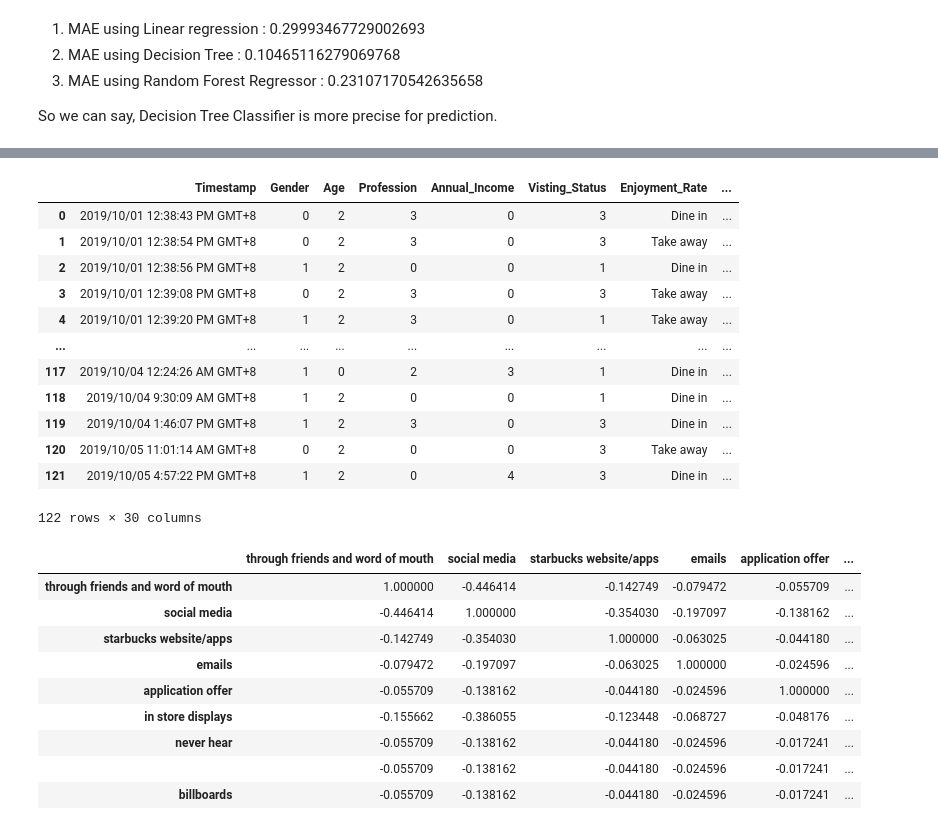
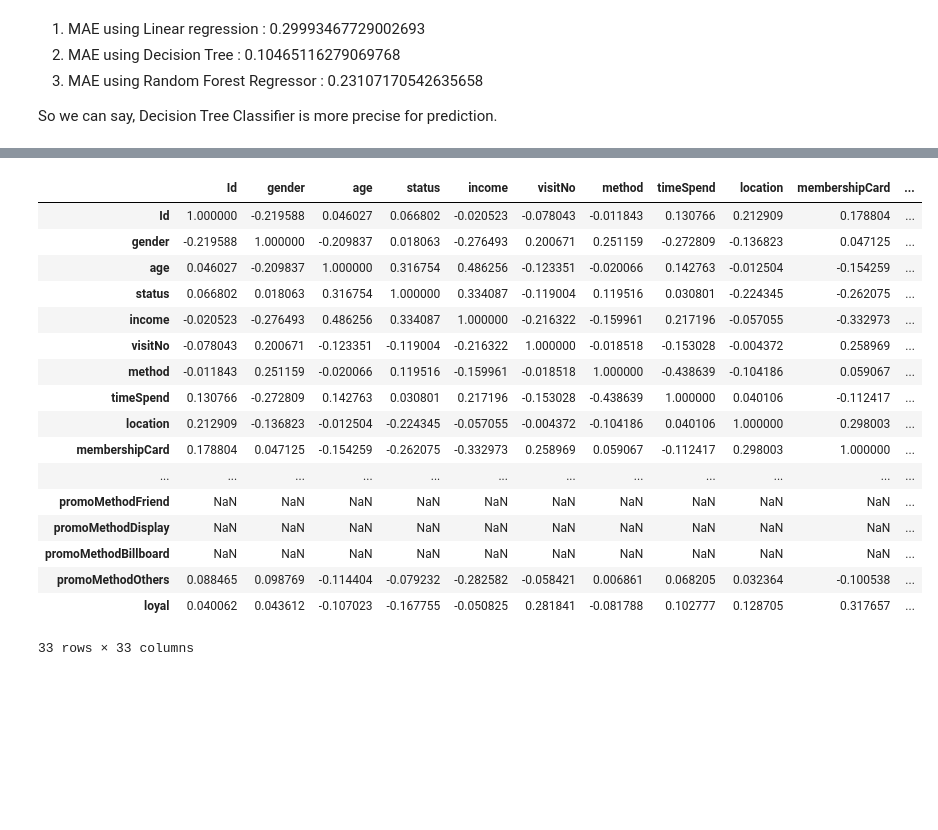
Before and after one commit to aryatalathi/Personalized-marketing-and-targeted-advertising, a Jupyter notebook: starbucks.ipynb, the cells around one changed output, grey strips where cells are left out. Saved outputs shown, nothing was run; the diff lists cells and outputs as text; code cells hidden in the pictures; blank space fills up the shorter version.

Commit message:
encoded data added

```diff
--- a/starbucks.ipynb
+++ b/starbucks.ipynb
@@ -75,3 +77,6 @@ df = pd.read_csv('../input/the-starbucks-survey-with-new-column-names/Starbucks
 print('Dataframe dimensions:', df.shape)
 # %% [output]
 Dataframe dimensions: (122, 21)
+# %%
+en = pd.read_csv('../input/starbucks-customer-retention-malaysia-survey/Starbucks satisfactory survey encode cleaned.csv')
+en.head()
@@ -457,34 +406,25 @@ result
-# %%
-result.drop(['Gender', 'Age', 'Profession', 'Annual_Income', 'Visting_Status', 'Enjoyment_Rate', 'Time_Spent_Per_visit', 'Nearest_Outlet', 'Most_Purchased_Product', 'Spends_Per_Visit', 'Quality_Rate', 'Price_Rate', 'Ambaince_Rate', 'WiFi_Quality_Rate', 'Service_Rate', 'Preference_Rate', 'Sources'], axis=1)
-result
-# %% [output]
-|  | Timestamp | Gender | Age | Profession | Annual_Income | Visting_Status | Enjoyment_Rate | ... |
-| 0 | 2019/10/01 12:38:43 PM GMT+8 | 0 | 2 | 3 | 0 | 3 | Dine in | ... |
-| 1 | 2019/10/01 12:38:54 PM GMT+8 | 0 | 2 | 3 | 0 | 3 | Take away | ... |
-| 2 | 2019/10/01 12:38:56 PM GMT+8 | 1 | 2 | 0 | 0 | 1 | Dine in | ... |
-| 3 | 2019/10/01 12:39:08 PM GMT+8 | 0 | 2 | 3 | 0 | 3 | Take away | ... |
-| 4 | 2019/10/01 12:39:20 PM GMT+8 | 1 | 2 | 3 | 0 | 1 | Take away | ... |
-| ... | ... | ... | ... | ... | ... | ... | ... | ... |
-| 117 | 2019/10/04 12:24:26 AM GMT+8 | 1 | 0 | 2 | 3 | 1 | Dine in | ... |
-| 118 | 2019/10/04 9:30:09 AM GMT+8 | 1 | 2 | 0 | 0 | 1 | Dine in | ... |
-| 119 | 2019/10/04 1:46:07 PM GMT+8 | 1 | 2 | 3 | 0 | 3 | Dine in | ... |
-| 120 | 2019/10/05 11:01:14 AM GMT+8 | 0 | 2 | 0 | 0 | 3 | Take away | ... |
-| 121 | 2019/10/05 4:57:22 PM GMT+8 | 1 | 2 | 0 | 4 | 3 | Dine in | ... |
-122 rows × 30 columns
 # %%
-src_df["pred"] = ""
+en["pred"] = ""
 # %%
-src_df.corr()
+en.corr()
 # %% [output]
-|  | through friends and word of mouth | social media | starbucks website/apps | emails | application offer | ... |
-| through friends and word of mouth | 1.000000 | -0.446414 | -0.142749 | -0.079472 | -0.055709 | ... |
-| social media | -0.446414 | 1.000000 | -0.354030 | -0.197097 | -0.138162 | ... |
-| starbucks website/apps | -0.142749 | -0.354030 | 1.000000 | -0.063025 | -0.044180 | ... |
-| emails | -0.079472 | -0.197097 | -0.063025 | 1.000000 | -0.024596 | ... |
-| application offer | -0.055709 | -0.138162 | -0.044180 | -0.024596 | 1.000000 | ... |
-| in store displays | -0.155662 | -0.386055 | -0.123448 | -0.068727 | -0.048176 | ... |
-| never hear | -0.055709 | -0.138162 | -0.044180 | -0.024596 | -0.017241 | ... |
-|  | -0.055709 | -0.138162 | -0.044180 | -0.024596 | -0.017241 | ... |
-| billboards | -0.055709 | -0.138162 | -0.044180 | -0.024596 | -0.017241 | ... |
+|  | Id | gender | age | status | income | visitNo | method | timeSpend | location | membershipCard | ... |
+| Id | 1.000000 | -0.219588 | 0.046027 | 0.066802 | -0.020523 | -0.078043 | -0.011843 | 0.130766 | 0.212909 | 0.178804 | ... |
+| gender | -0.219588 | 1.000000 | -0.209837 | 0.018063 | -0.276493 | 0.200671 | 0.251159 | -0.272809 | -0.136823 | 0.047125 | ... |
+| age | 0.046027 | -0.209837 | 1.000000 | 0.316754 | 0.486256 | -0.123351 | -0.020066 | 0.142763 | -0.012504 | -0.154259 | ... |
+| status | 0.066802 | 0.018063 | 0.316754 | 1.000000 | 0.334087 | -0.119004 | 0.119516 | 0.030801 | -0.224345 | -0.262075 | ... |
+| income | -0.020523 | -0.276493 | 0.486256 | 0.334087 | 1.000000 | -0.216322 | -0.159961 | 0.217196 | -0.057055 | -0.332973 | ... |
+| visitNo | -0.078043 | 0.200671 | -0.123351 | -0.119004 | -0.216322 | 1.000000 | -0.018518 | -0.153028 | -0.004372 | 0.258969 | ... |
+| method | -0.011843 | 0.251159 | -0.020066 | 0.119516 | -0.159961 | -0.018518 | 1.000000 | -0.438639 | -0.104186 | 0.059067 | ... |
+| timeSpend | 0.130766 | -0.272809 | 0.142763 | 0.030801 | 0.217196 | -0.153028 | -0.438639 | 1.000000 | 0.040106 | -0.112417 | ... |
+| location | 0.212909 | -0.136823 | -0.012504 | -0.224345 | -0.057055 | -0.004372 | -0.104186 | 0.040106 | 1.000000 | 0.298003 | ... |
+| membershipCard | 0.178804 | 0.047125 | -0.154259 | -0.262075 | -0.332973 | 0.258969 | 0.059067 | -0.112417 | 0.298003 | 1.000000 | ... |
+| ... | ... | ... | ... | ... | ... | ... | ... | ... | ... | ... | ... |
+| promoMethodFriend | NaN | NaN | NaN | NaN | NaN | NaN | NaN | NaN | NaN | NaN | ... |
+| promoMethodDisplay | NaN | NaN | NaN | NaN | NaN | NaN | NaN | NaN | NaN | NaN | ... |
+| promoMethodBillboard | NaN | NaN | NaN | NaN | NaN | NaN | NaN | NaN | NaN | NaN | ... |
+| promoMethodOthers | 0.088465 | 0.098769 | -0.114404 | -0.079232 | -0.282582 | -0.058421 | 0.006861 | 0.068205 | 0.032364 | -0.100538 | ... |
+| loyal | 0.040062 | 0.043612 | -0.107023 | -0.167755 | -0.050825 | 0.281841 | -0.081788 | 0.102777 | 0.128705 | 0.317657 | ... |
+33 rows × 33 columns
 # %%
 #Dependent variables
```
Also changed, not shown: parts of 9 cells of this notebook.
